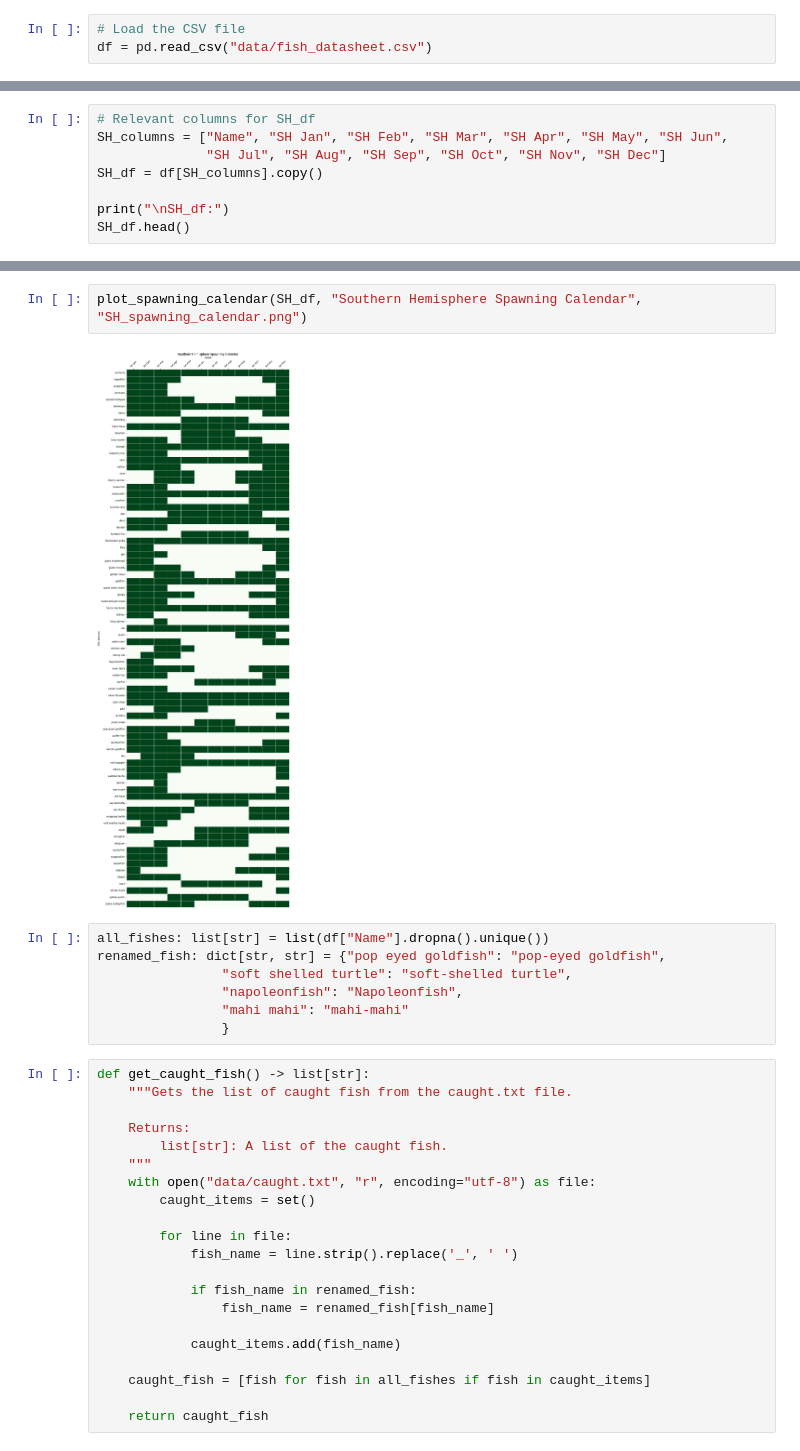
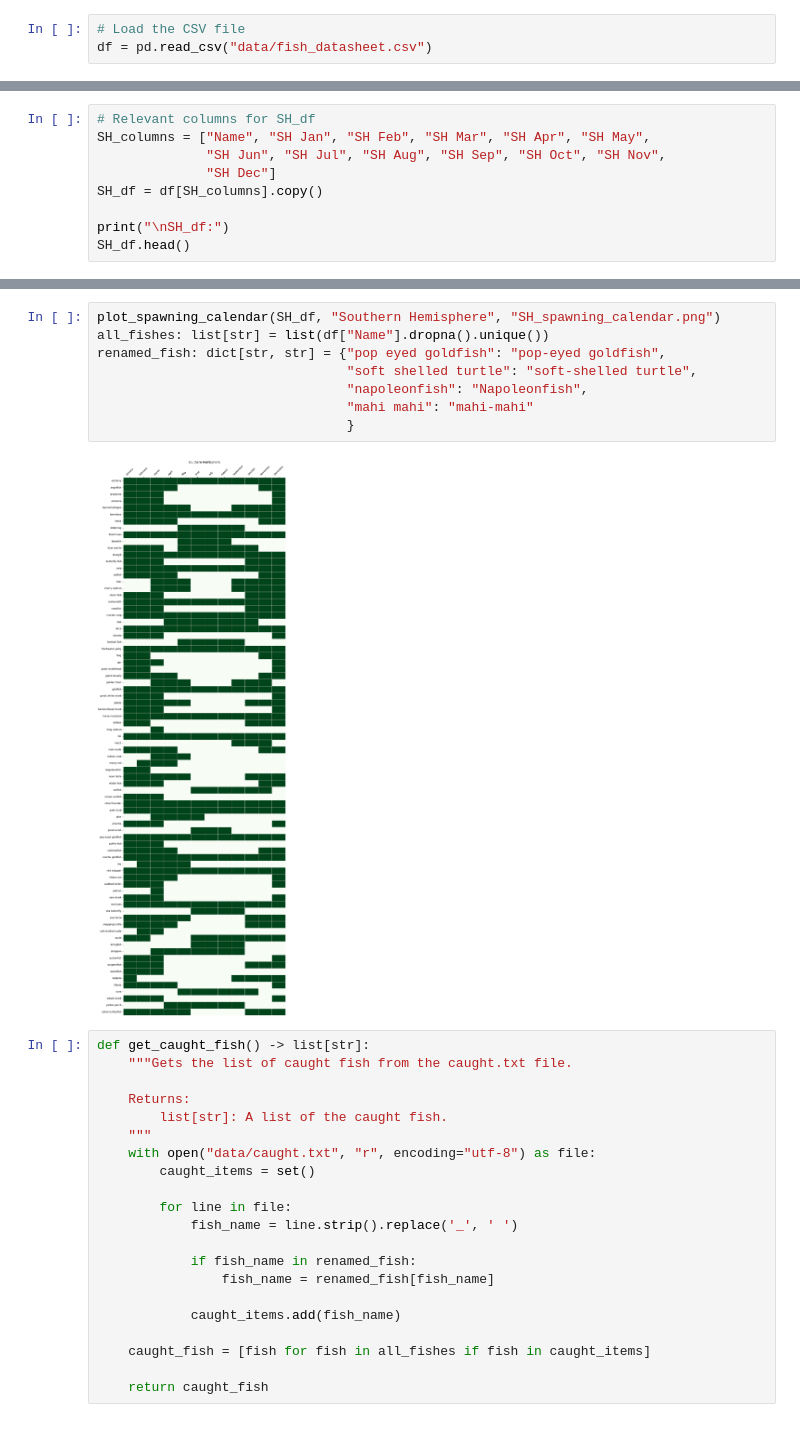
Before and after one commit to Jukelyn/acnh-fish-chart, a Jupyter notebook: main.ipynb, the cells around one changed output, grey strips where cells are left out. Cells and saved outputs as stored; diff of their text form.

```diff
--- a/main.ipynb
+++ b/main.ipynb
@@ -23,8 +24,9 @@ NH_df:
 | 4 | barred knifejaw | NaN | NaN | All day | All day | All day | All day | All day | All day | All day | All day | ... |
 # %%
 # Relevant columns for SH_df
-SH_columns = ["Name", "SH Jan", "SH Feb", "SH Mar", "SH Apr", "SH May", "SH Jun",
-              "SH Jul", "SH Aug", "SH Sep", "SH Oct", "SH Nov", "SH Dec"]
+SH_columns = ["Name", "SH Jan", "SH Feb", "SH Mar", "SH Apr", "SH May",
+              "SH Jun", "SH Jul", "SH Aug", "SH Sep", "SH Oct", "SH Nov",
+              "SH Dec"]
 SH_df = df[SH_columns].copy()
 
 print("\nSH_df:")
@@ -74,14 +76,13 @@ plot_spawning_calendar(NH_df, "Northern Hemisphere Spawning Calendar", "NH_spawn
-# %%
-plot_spawning_calendar(SH_df, "Southern Hemisphere Spawning Calendar", "SH_spawning_calendar.png")
-# %% [output]
-[figure, removed]
 # %%
+plot_spawning_calendar(SH_df, "Southern Hemisphere", "SH_spawning_calendar.png")
 all_fishes: list[str] = list(df["Name"].dropna().unique())
 renamed_fish: dict[str, str] = {"pop eyed goldfish": "pop-eyed goldfish",
-                "soft shelled turtle": "soft-shelled turtle",
-                "napoleonfish": "Napoleonfish",
-                "mahi mahi": "mahi-mahi"
-                }
+                                "soft shelled turtle": "soft-shelled turtle",
+                                "napoleonfish": "Napoleonfish",
+                                "mahi mahi": "mahi-mahi"
+                                }
+# %% [output]
+[figure, added]
 # %%
 def get_caught_fish() -> list[str]:
     """Gets the list of caught fish from the caught.txt file.
```
Also changed, not shown: parts of 6 cells of this notebook, 8 other files.
